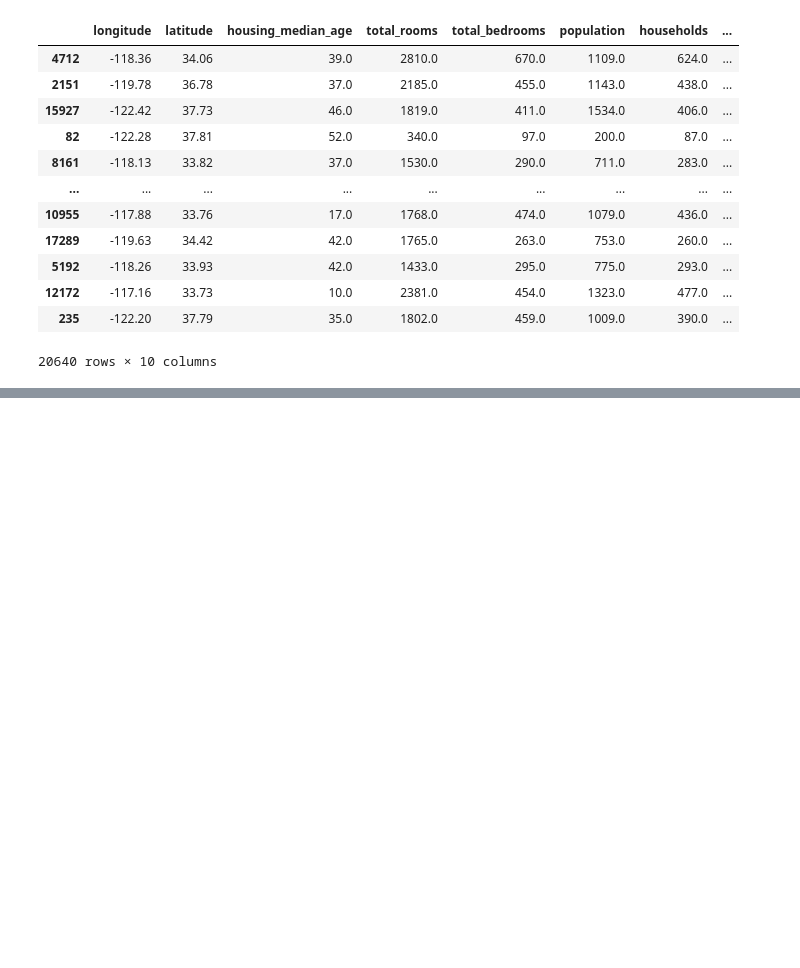
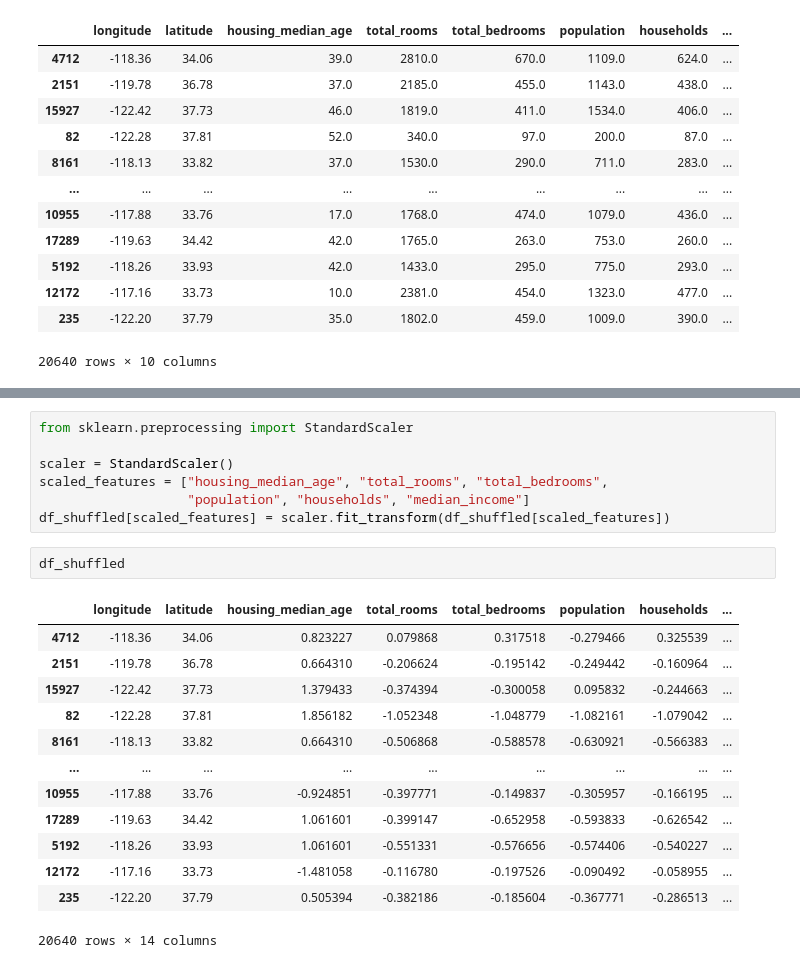
Before and after one commit to tashdid-abir/Machine-Learning, a Jupyter notebook: Personal Projects/California Housing Price Prediction/notebook/test.ipynb, the cells around one changed output, grey strips where cells are left out. Saved outputs shown, nothing was run; the diff lists cells and outputs as text; blank space fills up the shorter version.

```diff
--- a/Personal Projects/California Housing Price Prediction/notebook/test.ipynb
+++ b/Personal Projects/California Housing Price Prediction/notebook/test.ipynb
@@ -84,0 +144,23 @@ pd.get_dummies(df_shuffled['ocean_proximity']).head()
+# %%
+from sklearn.preprocessing import StandardScaler
+
+scaler = StandardScaler()
+scaled_features = ["housing_median_age", "total_rooms", "total_bedrooms",
+                   "population", "households", "median_income"]
+df_shuffled[scaled_features] = scaler.fit_transform(df_shuffled[scaled_features])
+# %%
+df_shuffled
+# %% [output]
+|  | longitude | latitude | housing_median_age | total_rooms | total_bedrooms | population | households | ... |
+| 4712 | -118.36 | 34.06 | 0.823227 | 0.079868 | 0.317518 | -0.279466 | 0.325539 | ... |
+| 2151 | -119.78 | 36.78 | 0.664310 | -0.206624 | -0.195142 | -0.249442 | -0.160964 | ... |
+| 15927 | -122.42 | 37.73 | 1.379433 | -0.374394 | -0.300058 | 0.095832 | -0.244663 | ... |
+| 82 | -122.28 | 37.81 | 1.856182 | -1.052348 | -1.048779 | -1.082161 | -1.079042 | ... |
+| 8161 | -118.13 | 33.82 | 0.664310 | -0.506868 | -0.588578 | -0.630921 | -0.566383 | ... |
+| ... | ... | ... | ... | ... | ... | ... | ... | ... |
+| 10955 | -117.88 | 33.76 | -0.924851 | -0.397771 | -0.149837 | -0.305957 | -0.166195 | ... |
+| 17289 | -119.63 | 34.42 | 1.061601 | -0.399147 | -0.652958 | -0.593833 | -0.626542 | ... |
+| 5192 | -118.26 | 33.93 | 1.061601 | -0.551331 | -0.576656 | -0.574406 | -0.540227 | ... |
+| 12172 | -117.16 | 33.73 | -1.481058 | -0.116780 | -0.197526 | -0.090492 | -0.058955 | ... |
+| 235 | -122.20 | 37.79 | 0.505394 | -0.382186 | -0.185604 | -0.367771 | -0.286513 | ... |
+20640 rows × 14 columns
```
Also changed, not shown: parts of 11 cells of this notebook.
